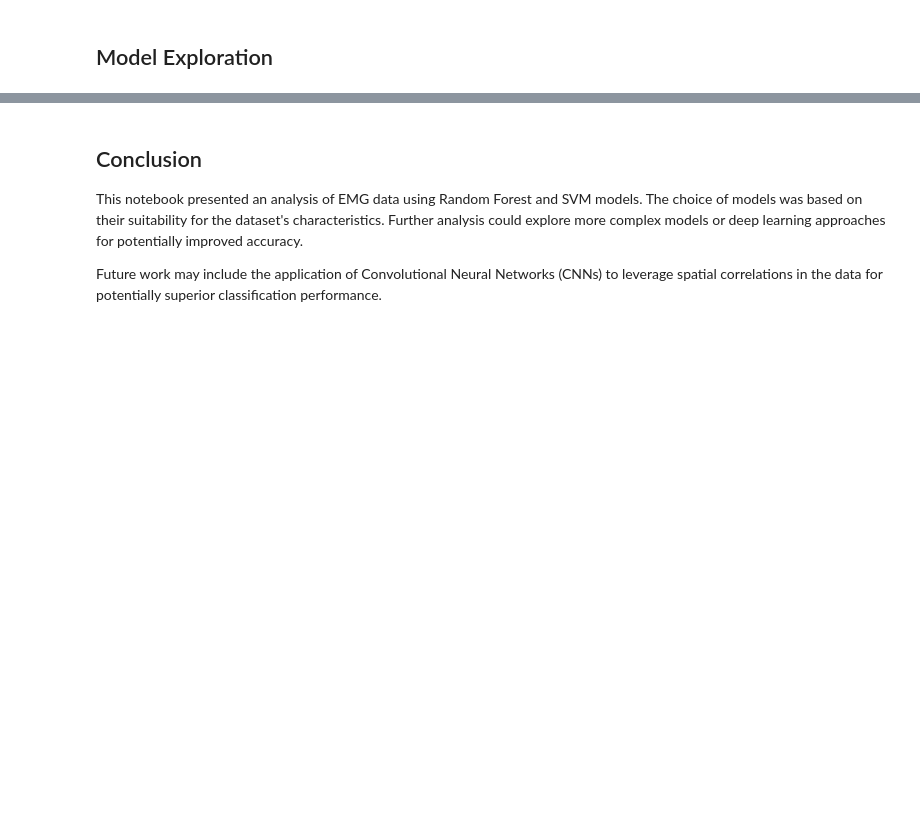
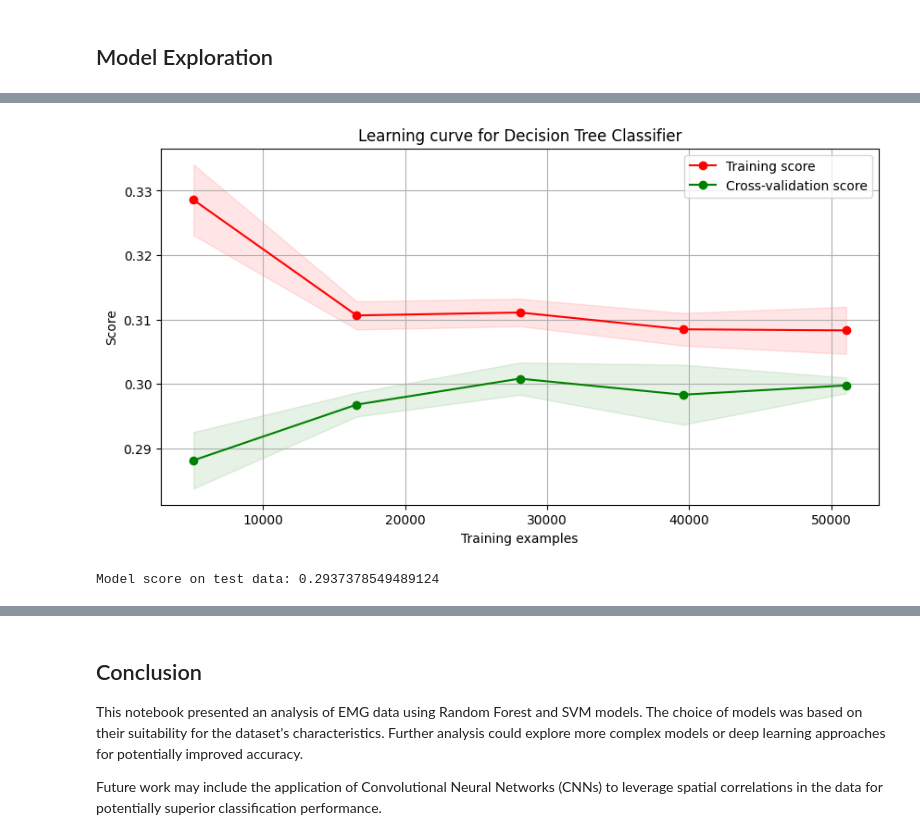
Before and after one commit to BernardMaacaron/Project, a Jupyter notebook: project_ML.ipynb, the cells around one changed output, grey strips where cells are left out. Saved outputs shown, nothing was run; the diff lists cells and outputs as text; code cells hidden in the pictures; blank space fills up the shorter version.

```diff
--- a/project_ML.ipynb
+++ b/project_ML.ipynb
@@ -181,9 +308,0 @@ Random Forest is chosen for its robustness and ability to handle non-linear data
-# %%
-from sklearn.ensemble import RandomForestClassifier
-
-rf_model = RandomForestClassifier(random_state=42)
-rf_model.fit(X_train_scaled, y_train)
-rf_predictions = rf_model.predict(X_test_scaled)
-
-# Evaluate Random Forest performance
-# metrics like accuracy, precision, recall, F1 score
@@ -194,0 +312,22 @@ SVM is selected for its effectiveness in high-dimensional spaces and its ability
+# %%
+# We train a simple decision tree using 5-fold cross validation and Grid Search for best hyper-param selection
+from sklearn.tree import DecisionTreeClassifier as DTC
+from sklearn import tree
+from sklearn.model_selection import GridSearchCV
+
+params = {
+    "max_depth" : list(range(3, 15 , 2)),
+    "max_leaf_nodes" : list(range(15, 50, 5))
+}
+
+modelDTC = DTC()
+clf = GridSearchCV(modelDTC, params, scoring = "accuracy", cv = 5, n_jobs=-1, verbose=2)
+
+clf.fit(X_train, y_train)
+
+# Dipalying the grid search results in a dataframe - only the mean test score is displayed
+results = pd.DataFrame(clf.cv_results_).sort_values(by='mean_test_score', ascending=False).head(5)
+display(results[['param_max_depth', 'param_max_leaf_nodes', 'mean_test_score']])
+print("Best parameters:", clf.best_params_)
+print("Best score:", clf.best_score_)
+print("Best estimator:", clf.best_estimator_)
@@ -194,0 +388,8 @@ SVM is selected for its effectiveness in high-dimensional spaces and its ability
+# %%
+modelDTC = clf.best_estimator_
+modelDTC.fit(X_train, y_train)
+plot_learning_curve(modelDTC, X_train, y_train, "Learning curve for Decision Tree Classifier")
+print("Model score on test data:", modelDTC.score(X_test, y_test))
+# %% [output]
+[figure, added]
+Model score on test data: 0.2937378549489124
```
Also changed, not shown: parts of 24 cells of this notebook.
